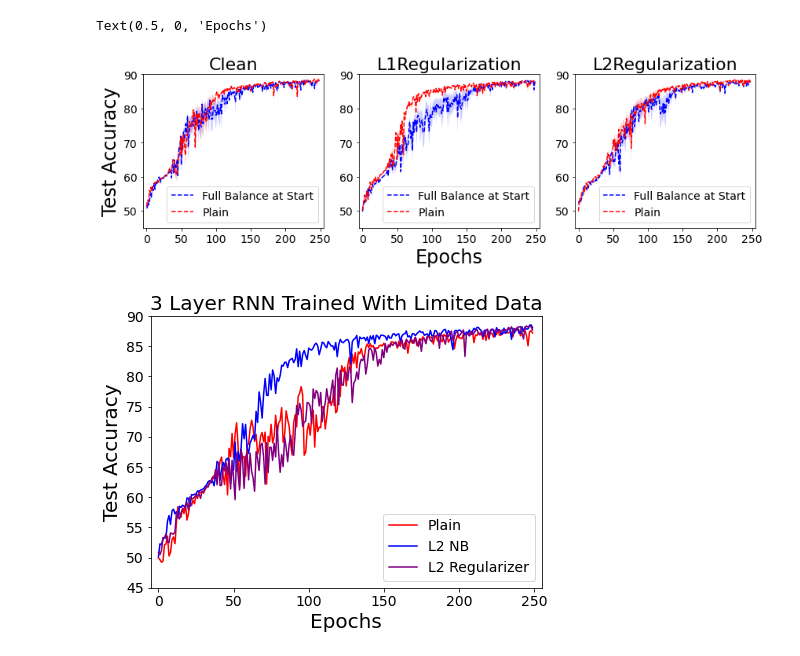
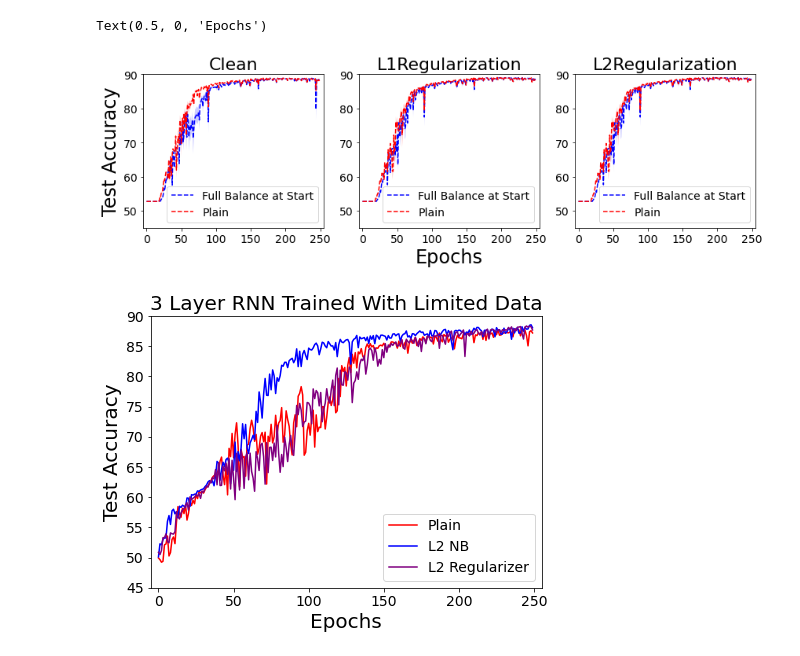
Before and after one commit to antonyalexos/Neural-Balance, a Jupyter notebook: IMDB-RNN/plotting.ipynb, the cells around one changed output. Cells and saved outputs as stored; diff of their text form; code cells hidden in the pictures.

```diff
--- a/IMDB-RNN/plotting.ipynb
+++ b/IMDB-RNN/plotting.ipynb
@@ -3,6 +3,7 @@ import pickle
 import numpy as np
 import torch
 import matplotlib.pyplot as plt
+import pandas as pd
 
 fig, axs = plt.subplots(1,3, figsize=(12, 4), layout='tight')
 xval = np.arange(0, 100)
@@ -15,9 +16,9 @@ for fb in [0, 1]:
     for pos, method in enumerate(['Clean', 'L1Regularization', 'L2Regularization']):
         arr = []
         max_length = 0
-        for iteration in range(5):
-            with open(f'../IMDB-RNN/hist/3layers/{method}-{iteration}-fbAtStart-{fb}.pkl', 'rb') as f:
-                arr.append(pickle.load(f)['test_acc'])
+        for iteration in range(2):
+            x = pd.read_csv(f'../IMDB-RNN/hist/imdb/{method}-{iteration}-fbAtStart-{fb}-seed-{100+iteration}-frac-100.csv')
+            arr.append(x['test_accuracy'])
 
         # Pad sequences to the same length
         arr = np.array(arr)
@@ -27,34 +28,34 @@ for fb in [0, 1]:
 
         axs[pos].plot(eps, mean, colors[fb], linestyle='--', label=labels[fb])
         axs[pos].fill_between(eps, mean-(std/3), mean+(std/3), alpha=0.2, facecolor=colors[fb])
         axs[pos].set_xlim(-1, 250)
         axs[pos].set_ylim(45, 100)
         axs[pos].tick_params(axis='x', labelsize=14)
         axs[pos].tick_params(axis='y', labelsize=14)
         axs[pos].set_title(method, fontsize=22)
         # print(f'{method}: {max(mean)}')
 
 # Set plot labels, title, and legend
 axs[0].set_ylabel('Test Accuracy', fontsize=22)
 # axs[1].set_ylabel('Test Accuracy', fontsize=22)
 axs[0].legend(fontsize=14, loc='lower right')
 axs[1].legend(fontsize=14, loc='lower right')
 axs[2].legend(fontsize=14, loc='lower right')
 axs[0].set_xticks(range(0, 251, 50), fontsize=12)
 axs[1].set_xticks(range(0, 251, 50), fontsize=12)
 axs[2].set_xticks(range(0, 251, 50), fontsize=12)
 axs[0].set_ylim(45, 90)
 axs[0].set_xlim(-5, 255)
 axs[1].set_ylim(45, 90)
 axs[1].set_xlim(-5, 255)
 axs[2].set_ylim(45, 90)
 axs[2].set_xlim(-5, 255)
 
 axs[0].set_ylabel('Test Accuracy', fontsize=24)
 axs[1].set_xlabel('Epochs', fontsize=24)
 # %% [output]
 Text(0.5, 0, 'Epochs')
-[figure, old version]
+[figure, new version]
 # %%
 import pickle
 import numpy as np
```
Also changed, not shown: 11 other files.
